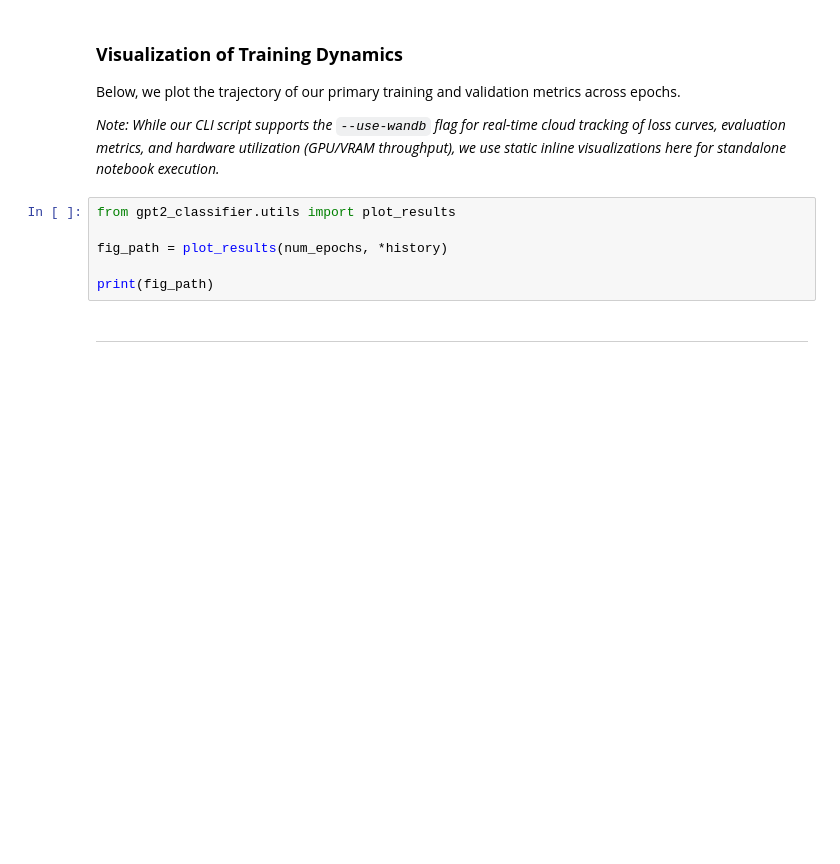
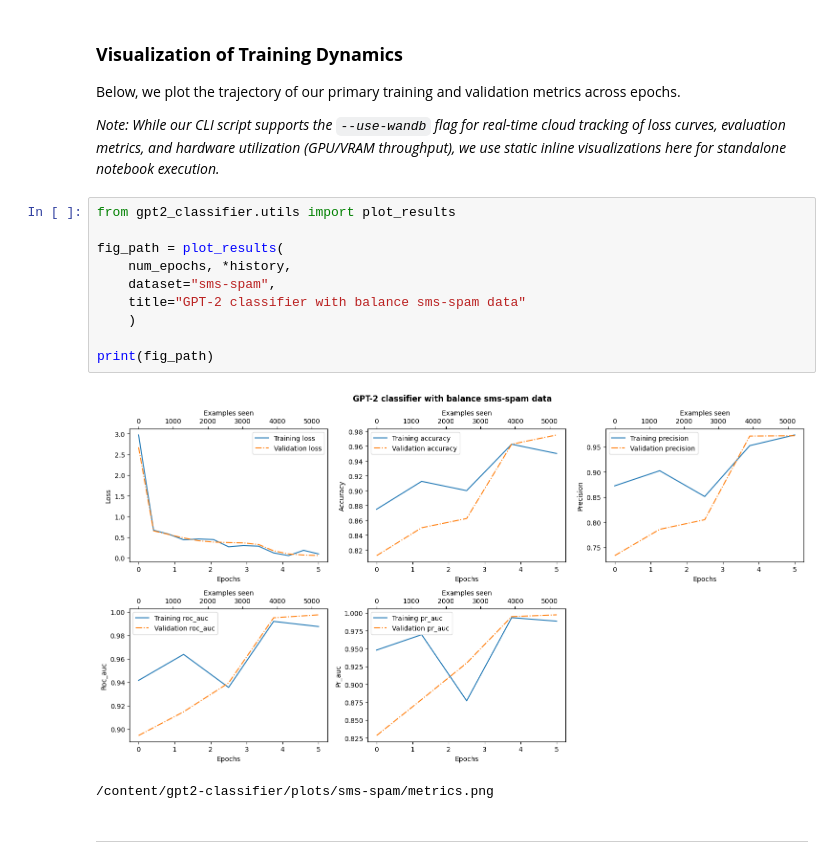
Before and after one commit to paymantohidifar/gpt2-text-classifier-from-scratch, a Jupyter notebook: notebooks/01_sms_spam_classification.ipynb, the cells around one changed output. Saved outputs shown, nothing was run; the diff lists cells and outputs as text; blank space fills up the shorter version.

```diff
--- a/notebooks/01_sms_spam_classification.ipynb
+++ b/notebooks/01_sms_spam_classification.ipynb
@@ -333,9 +425,16 @@ Below, we plot the trajectory of our primary training and validation metrics acr
 # %%
 from gpt2_classifier.utils import plot_results
 
-fig_path = plot_results(num_epochs, *history)
+fig_path = plot_results(
+    num_epochs, *history,
+    dataset="sms-spam",
+    title="GPT-2 classifier with balance sms-spam data"
+    )
 
 print(fig_path)
+# %% [output]
+[figure, added]
+/content/gpt2-classifier/plots/sms-spam/metrics.png
 # %% [markdown]
 ---
 # %% [markdown]
```
Also changed, not shown: parts of 24 cells of this notebook.
